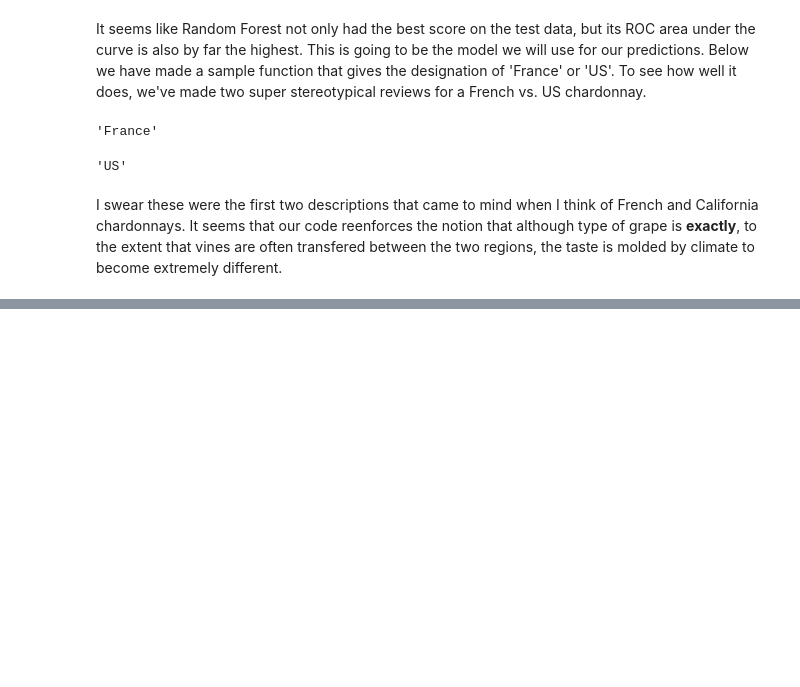
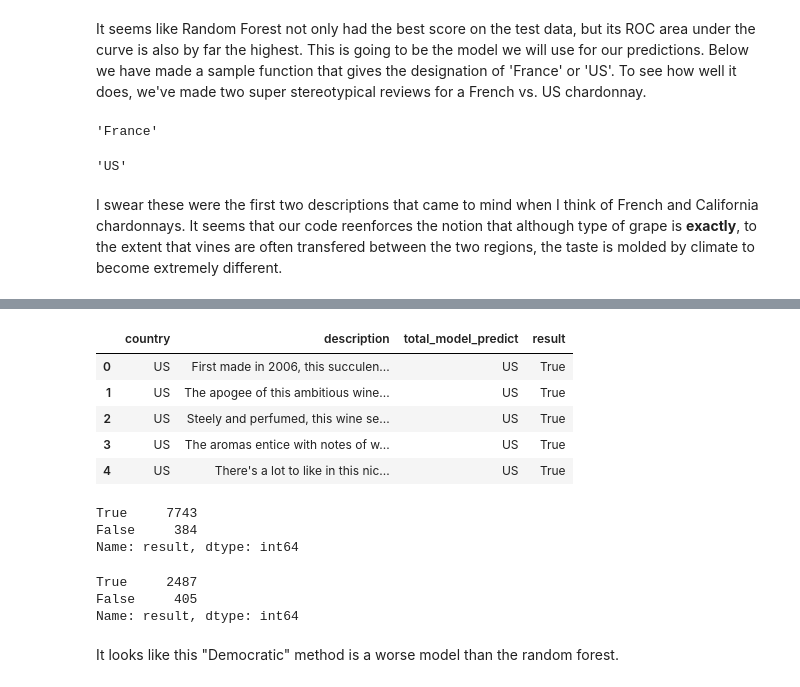
Before and after one commit to lewissearsiv/Metis_Project_3, a Jupyter notebook: US_vs_French_Chard.ipynb, the cells around one changed output, grey strips where cells are left out. Cells and saved outputs as stored; diff of their text form; code cells hidden in the pictures; blank space fills up the shorter version.

Commit message:
logit grid search and democratic model

```diff
--- a/US_vs_French_Chard.ipynb
+++ b/US_vs_French_Chard.ipynb
@@ -233,0 +266,5 @@ plt.title('Naive Bayes Confusion Matrix', fontweight="bold", fontsize=17);
+# %%
+from sklearn.svm import SVC
+svc = SVC(probability = True)
+svc.fit(X_train, y_train)
+svc.score(X_train,y_train)
@@ -233,0 +286,4 @@ plt.title('Naive Bayes Confusion Matrix', fontweight="bold", fontsize=17);
+# %%
+decisiontree = DecisionTreeClassifier()
+decisiontree.fit(X_train,y_train)
+decisiontree.score(X_train,y_train)
@@ -307,0 +389,17 @@ I swear these were the first two descriptions that came to mind when I think of
+# %%
+def all_predict(description):
+    sample_test_df = pd.DataFrame({'description': [description]})
+    word_finder_matrix(sample_test_df)
+    predictions = [forest.predict([sample_test_df.iloc[0,1:]])[0],knn.predict([sample_test_df.iloc[0,1:]])[0],
+                   logistic.predict([sample_test_df.iloc[0,1:]])[0],NB_bern.predict([sample_test_df.iloc[0,1:]])[0],
+                  svc.predict([sample_test_df.iloc[0,1:]])[0]]
+    us_counts = predictions.count('US')
+    fr_counts = predictions.count('France')
+    if us_counts > fr_counts:
+        return 'US'
+    return 'France'
+# %%
+#This cell takes a while to run!!!!
+#Totally Clunky brute force
+df_test_chard = df_chard[['country','description']]
+df_test_chard['total_model_predict'] = df_test_chard['description'].apply(all_predict)
@@ -307,0 +417,24 @@ I swear these were the first two descriptions that came to mind when I think of
+# %%
+df_test_chard['result'] = (df_test_chard['country'] == df_test_chard['total_model_predict'])
+df_test_chard.head()
+# %% [output]
+|  | country | description | total_model_predict | result |
+| 0 | US | First made in 2006, this succulen... | US | True |
+| 1 | US | The apogee of this ambitious wine... | US | True |
+| 2 | US | Steely and perfumed, this wine se... | US | True |
+| 3 | US | The aromas entice with notes of w... | US | True |
+| 4 | US | There's a lot to like in this nic... | US | True |
+# %%
+df_test_chard[df_test_chard['country']=='US']['result'].value_counts()
+# %% [output]
+True     7743
+False     384
+Name: result, dtype: int64
+# %%
+df_test_chard[df_test_chard['country']=='France']['result'].value_counts()
+# %% [output]
+True     2487
+False     405
+Name: result, dtype: int64
+# %% [markdown]
+It looks like this "Democratic" method is a worse model than the random forest.
```
Also changed, not shown: parts of 22 cells of this notebook, 1 other file.
